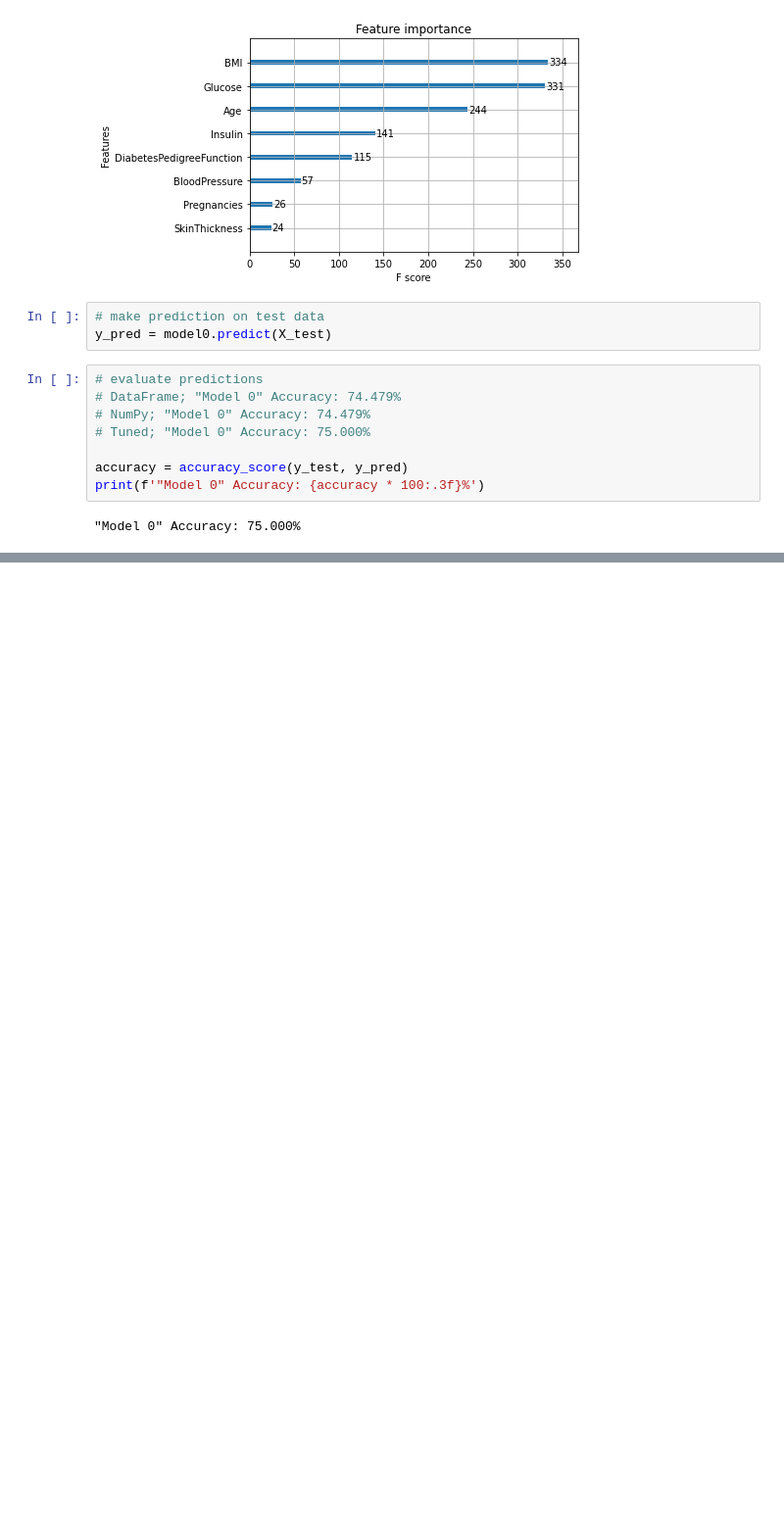
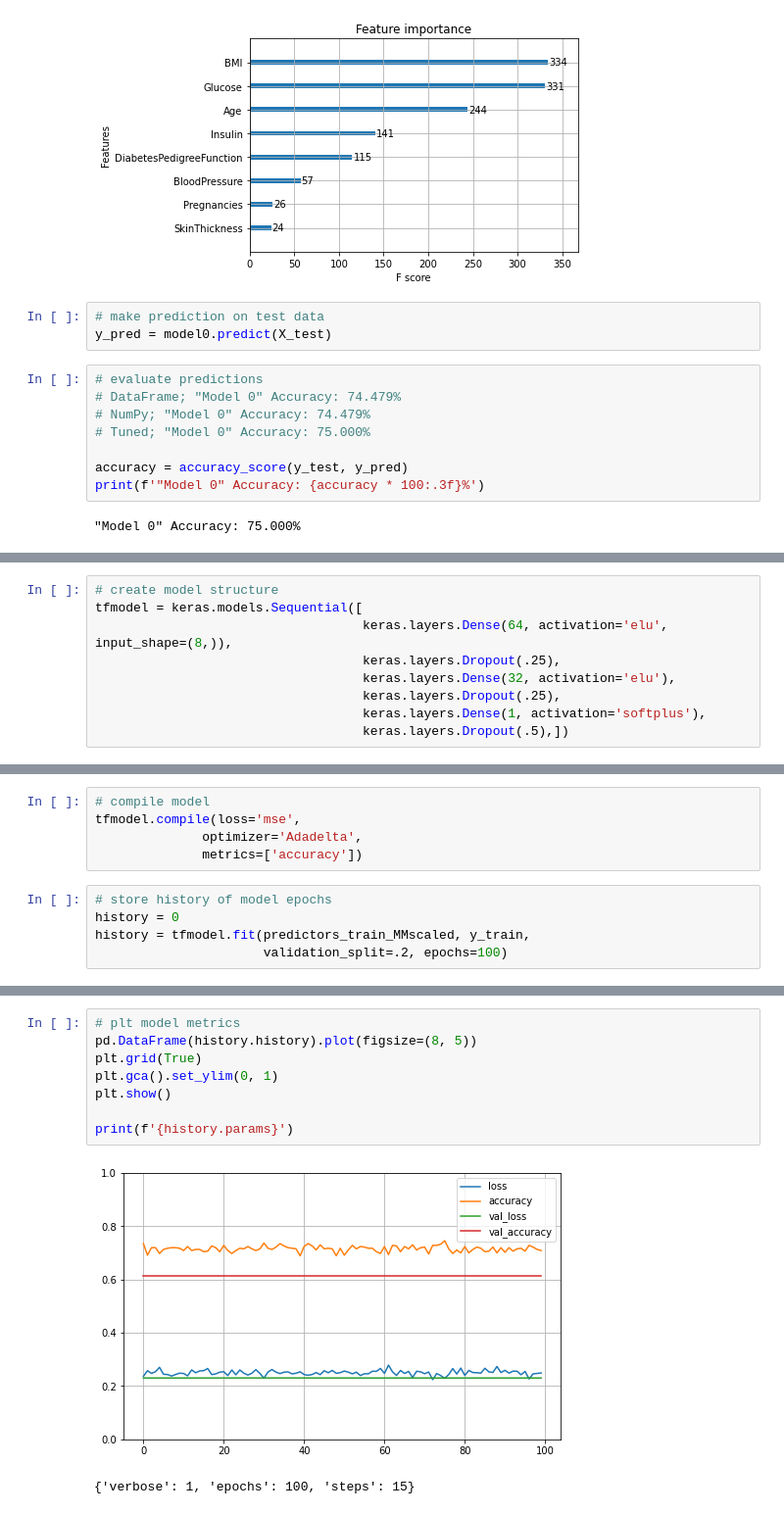
Before and after one commit to erinkhoo/hard-skill-learning-list-2019, a Jupyter notebook: Machine_Learning_Problems/XGBoost/XGBoost-Playground.ipynb, the cells around one changed output, grey strips where cells are left out. Shown at 98% size. Cells and saved outputs as stored; diff of their text form; blank space fills up the shorter version.

```diff
--- a/Machine_Learning_Problems/XGBoost/XGBoost-Playground.ipynb
+++ b/Machine_Learning_Problems/XGBoost/XGBoost-Playground.ipynb
@@ -212,0 +305,9 @@ print(f'"Model 0" Accuracy: {accuracy * 100:.3f}%')
+# %%
+# create model structure
+tfmodel = keras.models.Sequential([
+                                   keras.layers.Dense(64, activation='elu', input_shape=(8,)),
+                                   keras.layers.Dropout(.25),
+                                   keras.layers.Dense(32, activation='elu'),
+                                   keras.layers.Dropout(.25),
+                                   keras.layers.Dense(1, activation='softplus'),
+                                   keras.layers.Dropout(.5),])
@@ -212,0 +393,10 @@ print(f'"Model 0" Accuracy: {accuracy * 100:.3f}%')
+# %%
+# compile model
+tfmodel.compile(loss='mse',
+              optimizer='Adadelta',
+              metrics=['accuracy'])
+# %%
+# store history of model epochs
+history = 0
+history = tfmodel.fit(predictors_train_MMscaled, y_train,
+                      validation_split=.2, epochs=100)
@@ -212,0 +421,11 @@ print(f'"Model 0" Accuracy: {accuracy * 100:.3f}%')
+# %%
+# plt model metrics
+pd.DataFrame(history.history).plot(figsize=(8, 5))
+plt.grid(True)
+plt.gca().set_ylim(0, 1)
+plt.show()
+
+print(f'{history.params}')
+# %% [output]
+[figure, added]
+{'verbose': 1, 'epochs': 100, 'steps': 15}
```
Also changed, not shown: parts of 24 cells of this notebook, 9 other files.
